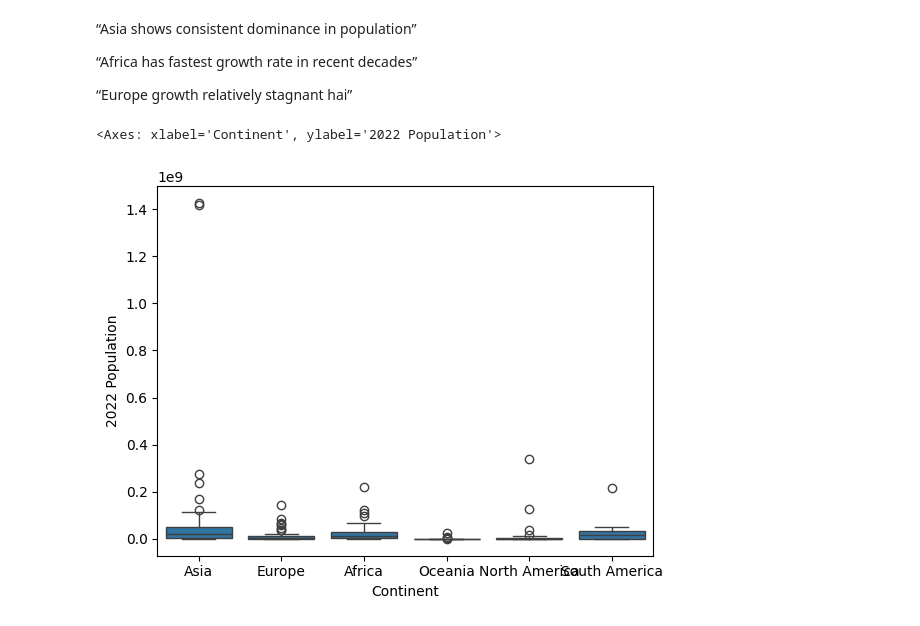
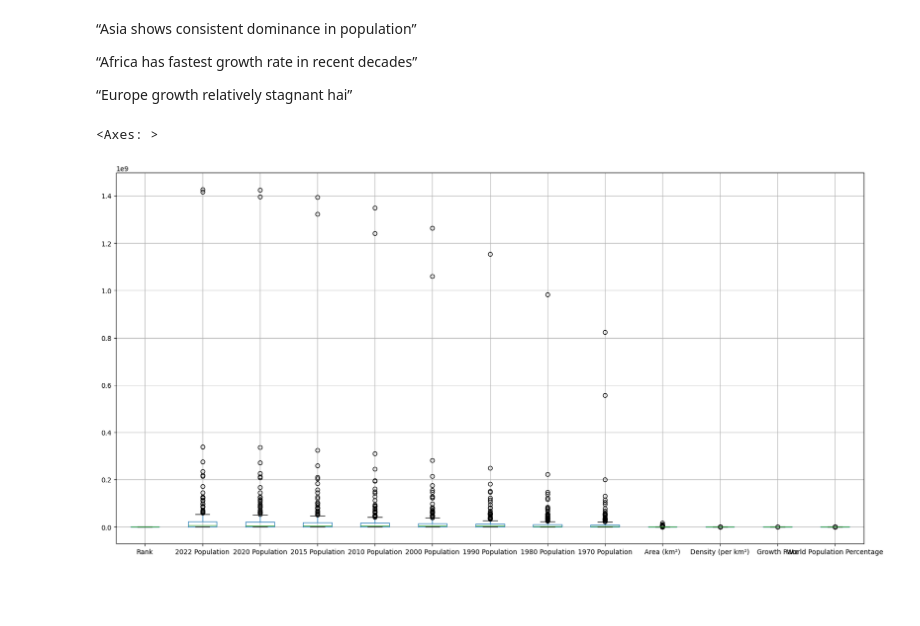
Before and after one commit to 2k24cs2r2512607-sketch/Data_and_AI_Projects_Portfolio, a Jupyter notebook: Populaion/population.ipynb, the cells around one changed output. Saved outputs shown, nothing was run; the diff lists cells and outputs as text; code cells hidden in the pictures; blank space fills up the shorter version.

Commit message:
Added Population project

```diff
--- a/Populaion/population.ipynb
+++ b/Populaion/population.ipynb
@@ -241,7 +234,7 @@ plt.show()
 
 “Europe growth relatively stagnant hai”
 # %%
-sns.boxplot(data=df, x='Continent', y='2022 Population')
+df.boxplot(figsize=(20,10))
 # %% [output]
-<Axes: xlabel='Continent', ylabel='2022 Population'>
+<Axes: >
-[figure, old version]
+[figure, new version]
```
Also changed, not shown: parts of 5 cells of this notebook.
